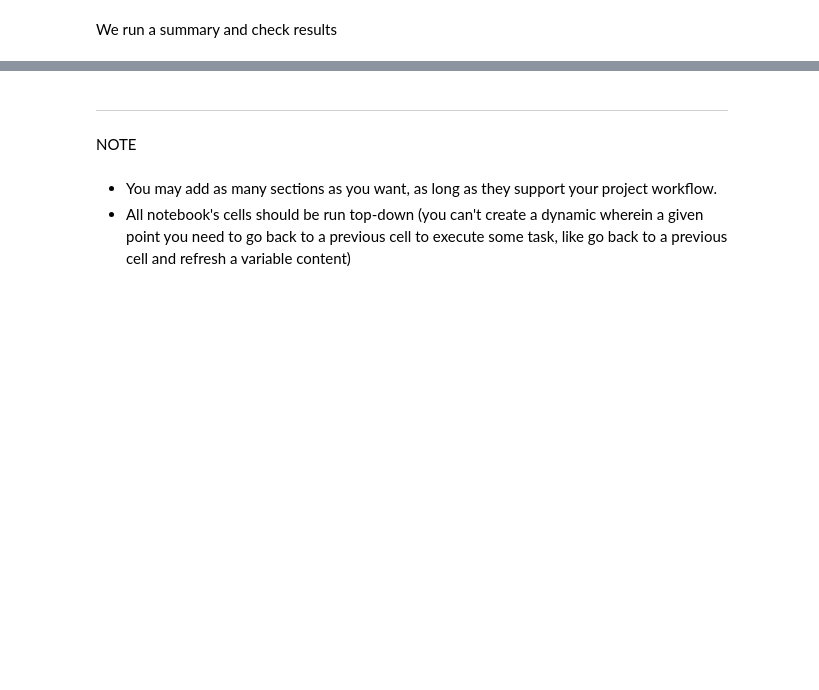
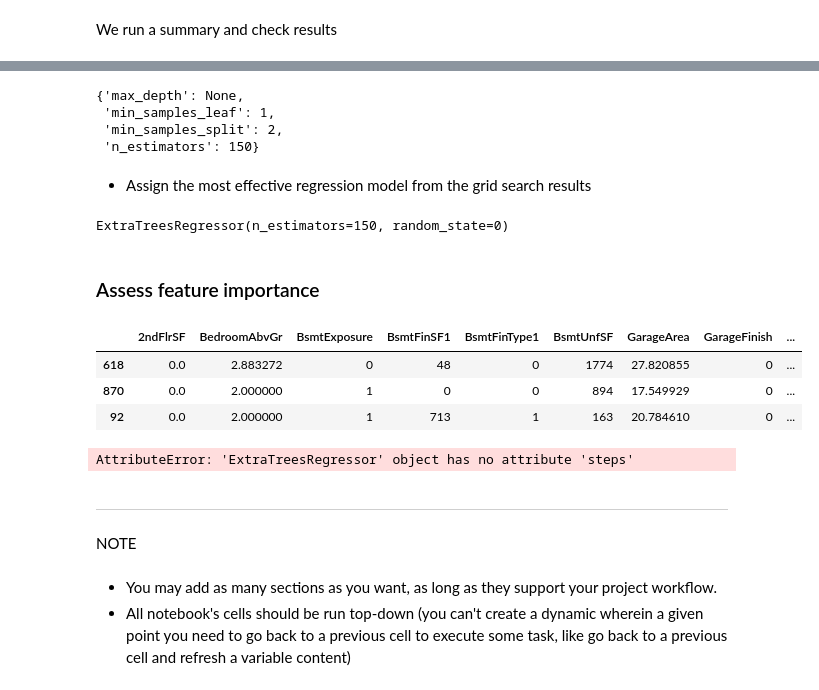
Before and after one commit to Ismino/housepricepred2, a Jupyter notebook: jupyter_notebooks/Modelling and Evaluation - Predict House Price.ipynb5.ipynb, the cells around one changed output, grey strips where cells are left out. Drawn from its saved outputs; the diff is of its cells as text; code cells hidden in the pictures; blank space fills up the shorter version.

```diff
--- a/jupyter_notebooks/Modelling and Evaluation - Predict House Price.ipynb5.ipynb
+++ b/jupyter_notebooks/Modelling and Evaluation - Predict House Price.ipynb5.ipynb
@@ -269,3 +417,60 @@ grid_search_summary
+# %%
+optimal_parameters = grid_search_pipelines[optimal_model].best_params_
+optimal_parameters
+# %% [output]
+{'max_depth': None,
+ 'min_samples_leaf': 1,
+ 'min_samples_split': 2,
+ 'n_estimators': 150}
+# %% [markdown]
+* Assign the most effective regression model from the grid search results
+# %%
+optimal_regression_pipeline = grid_search_pipelines[optimal_model].best_estimator_
+optimal_regression_pipeline
+# %% [output]
+ExtraTreesRegressor(n_estimators=150, random_state=0)
+# %% [markdown]
+### Assess feature importance
+# %%
+X_train.head(3)
+# %% [output]
+|  | 2ndFlrSF | BedroomAbvGr | BsmtExposure | BsmtFinSF1 | BsmtFinType1 | BsmtUnfSF | GarageArea | GarageFinish | ... |
+| 618 | 0.0 | 2.883272 | 0 | 48 | 0 | 1774 | 27.820855 | 0 | ... |
+| 870 | 0.0 | 2.000000 | 1 | 0 | 0 | 894 | 17.549929 | 0 | ... |
+| 92 | 0.0 | 2.000000 | 1 | 713 | 1 | 163 | 20.784610 | 0 | ... |
+# %%
+import matplotlib.pyplot as plt
+import seaborn as sns
+%matplotlib inline
+
+# Setting the style for the plot
+sns.set_theme(style="whitegrid")
+
+# Define the number of steps in the pipeline related to data cleaning and feature engineering
+initial_pipeline_steps = 9
+
+# Extract the feature names after the initial steps of the pipeline
+featured_columns_post_processing = Pipeline(optimal_regression_pipeline.steps[:initial_pipeline_steps]).transform(X_train).columns
+
+# Identifying the significant features based on the selection from the model
+important_features = featured_columns_post_processing[optimal_regression_pipeline['feat_selection'].get_support()]
+
+# Creating a DataFrame for the importance of each feature
+df_feature_importance = pd.DataFrame({
+    'Feature': important_features,
+    'Importance': optimal_regression_pipeline.named_steps['model'].feature_importances_
+}).sort_values(by='Importance', ascending=False)
+
+# Displaying the key features and their importance
+print(f"The model focuses on these {len(important_features)} key features, listed in order of importance: \n{df_feature_importance['Feature'].to_list()}")
+
+# Plotting the feature importance
+df_feature_importance.set_index('Feature').plot(kind='bar')
+plt.title("Feature Importance in the Model")
+plt.ylabel("Importance")
+plt.show()
+# %% [output]
+AttributeError: 'ExtraTreesRegressor' object has no attribute 'steps'
 # %% [markdown]
 ---
 # %% [markdown]
```
Also changed, not shown: parts of 18 cells of this notebook.
